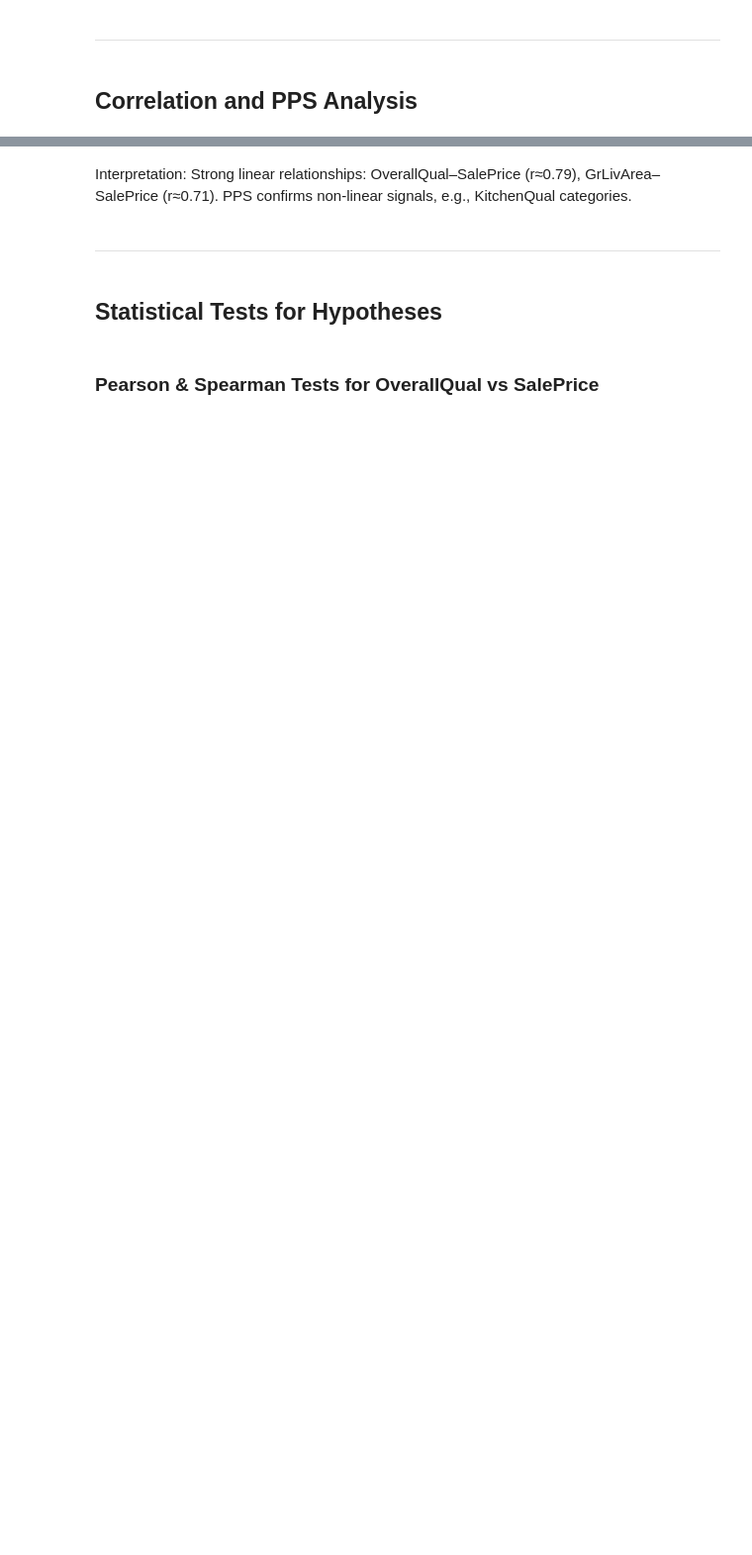
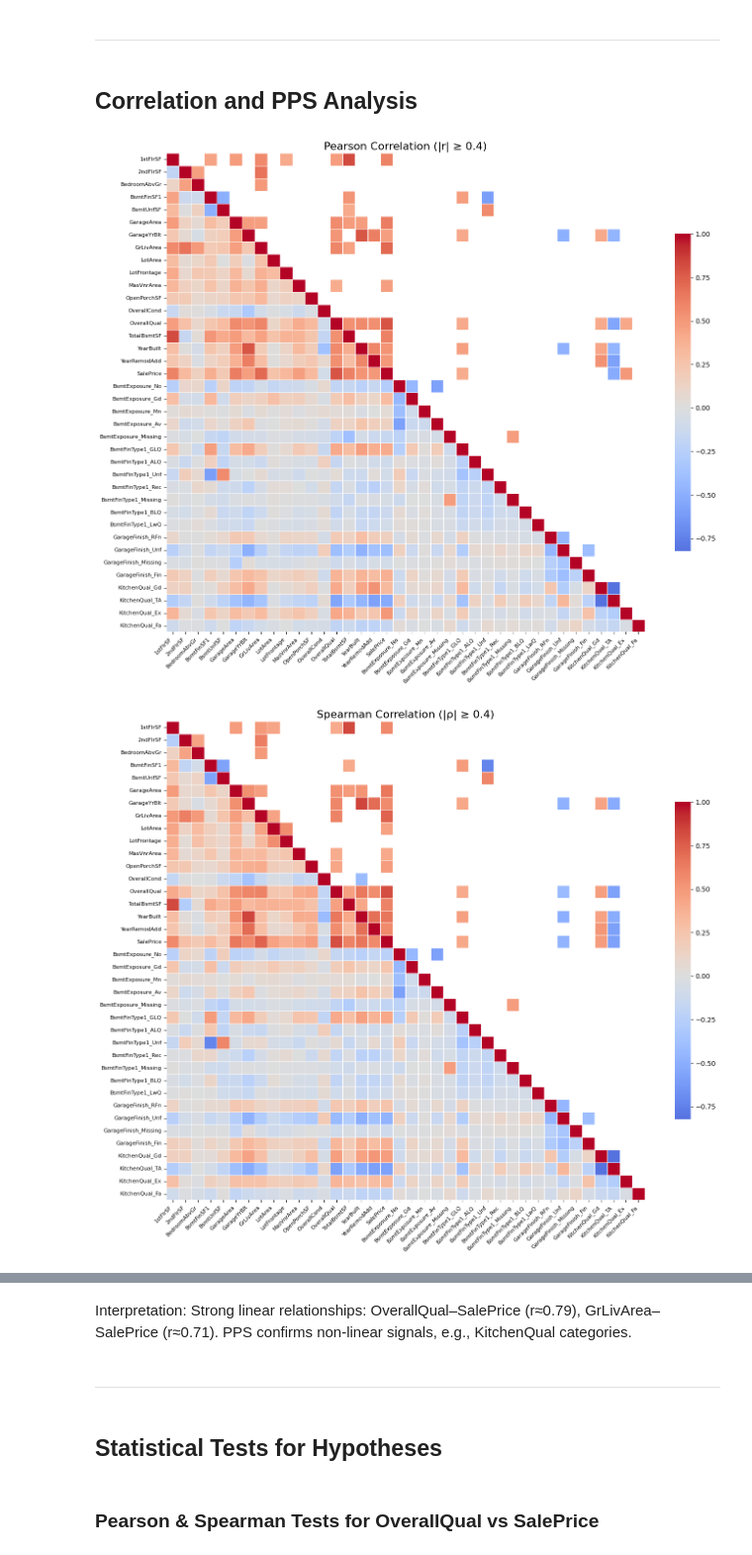
Before and after one commit to micmic210/heritage-housing-issues, a Jupyter notebook: jupyter_notebooks/DataStudy.ipynb, the cells around one changed output, grey strips where cells are left out. Shown at 99% size. Saved outputs shown, nothing was run; the diff lists cells and outputs as text; code cells hidden in the pictures; blank space fills up the shorter version.

```diff
--- a/jupyter_notebooks/DataStudy.ipynb
+++ b/jupyter_notebooks/DataStudy.ipynb
@@ -91,50 +104,54 @@ warnings.filterwarnings(
 # %%
 import numpy as np
 import ppscore as pps
 import seaborn as sns
 import matplotlib.pyplot as plt
-from scipy.stats import pearsonr, spearmanr
-
-# Encode categorical variables
 from feature_engine.imputation import CategoricalImputer
 from feature_engine.encoding import OneHotEncoder
 from sklearn.pipeline import Pipeline
 
+# Encode categorical variables
 cat_vars = df.select_dtypes(include="object").columns.tolist()
-preproc = Pipeline(
-    [
-        (
-            "impute_missing",
-            CategoricalImputer(imputation_method="missing", variables=cat_vars),
-        ),
-        ("one_hot", OneHotEncoder(variables=cat_vars, drop_last=False)),
-    ]
-)
+preproc = Pipeline([
+    ("impute_missing", CategoricalImputer(imputation_method="missing", variables=cat_vars)),
+    ("one_hot", OneHotEncoder(variables=cat_vars, drop_last=False)),
+])
 df_ohe = preproc.fit_transform(df)
 
-# Calculate correlation matrices
+# Calculate Pearson, Spearman, PPS
 corr_pearson = df_ohe.corr(method="pearson")
 corr_spearman = df_ohe.corr(method="spearman")
-# Calculate PPS matrix
 pps_matrix = pps.matrix(df_ohe).pivot(index="y", columns="x", values="ppscore")
 
-
-# Function to plot heatmap with mask and threshold
-def plot_heatmap(matrix, title, thresh=0.4):
+# Plot correlation heatmaps (without overlapping text)
+def plot_corr_heatmap(matrix, title, thresh=0.4):
     mask = np.triu(np.abs(matrix) < thresh)
-    plt.figure(figsize=(10, 8))
-    sns.heatmap(matrix, mask=mask, annot=True, fmt=".2f", cmap="viridis")
-    plt.title(title)
+    plt.figure(figsize=(14, 12))  # Larger figure
+    sns.heatmap(matrix, mask=mask, cmap="coolwarm", center=0,
+                cbar_kws={'shrink': 0.6}, square=True, linewidths=0.5)
+    plt.title(title, fontsize=16)
+    plt.xticks(rotation=45, ha="right", fontsize=8)
+    plt.yticks(rotation=0, fontsize=8)
+    plt.tight_layout()
     plt.show()
 
+# Plot PPS heatmap (no annotations)
+def plot_pps_heatmap(matrix, thresh=0.2):
+    mask = np.triu(matrix < thresh)
+    plt.figure(figsize=(14, 12))
+    sns.heatmap(matrix, mask=mask, cmap="rocket_r", center=0,
+                cbar_kws={'shrink': 0.6}, square=True, linewidths=0.5,
+                annot=False)  # No overlapping numbers!
+    plt.title("Power Predictive Score (PPS ≥ 0.2)", fontsize=16)
+    plt.xticks(rotation=45, ha="right", fontsize=8)
+    plt.yticks(rotation=0, fontsize=8)
+    plt.tight_layout()
+    plt.show()
 
 # Display
-plot_heatmap(corr_pearson, "Pearson Correlation (|r|>=0.4)")
-plot_heatmap(corr_spearman, "Spearman Correlation (|ρ|>=0.4)")
-
-plt.figure(figsize=(10, 8))
-sns.heatmap(
-    pps_matrix, mask=np.triu(pps_matrix < 0.2), annot=True, fmt=".2f", cmap="rocket_r"
-)
-plt.title("Power Predictive Score (PPS >=0.2)")
-plt.show()
+plot_corr_heatmap(corr_pearson, "Pearson Correlation (|r| ≥ 0.4)")
+plot_corr_heatmap(corr_spearman, "Spearman Correlation (|ρ| ≥ 0.4)")
+plot_pps_heatmap(pps_matrix)
+# %% [output]
+[figure, added]
+[figure, added]
```
Also changed, not shown: parts of 20 cells of this notebook.
